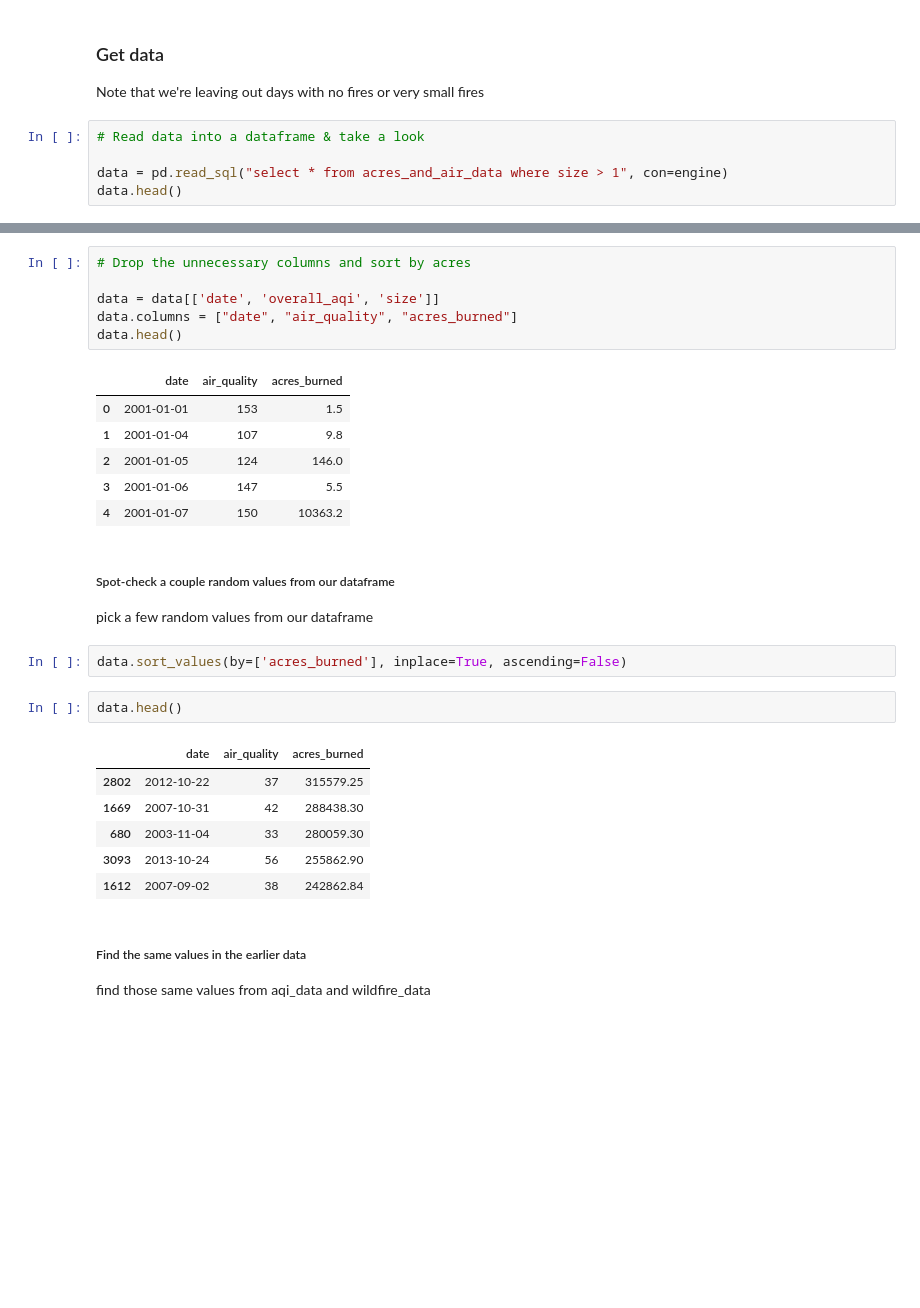
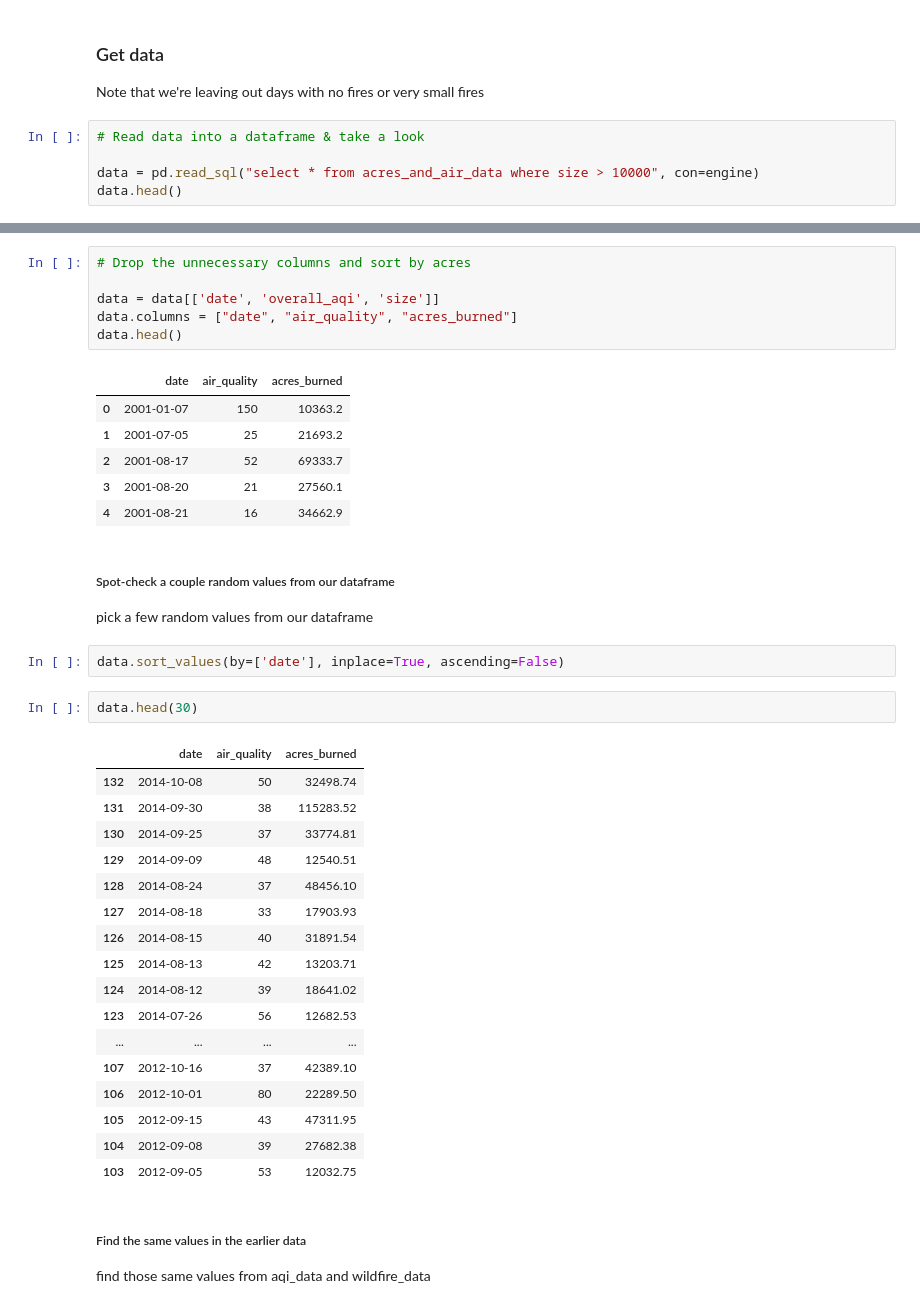
Before and after one commit to narnaoot/CanWildfirePredictAirQuality, a Jupyter notebook: machine_learning_v2.ipynb, the cells around one changed output, grey strips where cells are left out. Cells and saved outputs as stored; diff of their text form; blank space fills up the shorter version.

```diff
--- a/machine_learning_v2.ipynb
+++ b/machine_learning_v2.ipynb
@@ -21,7 +21,7 @@ Note that we're leaving out days with no fires or very small fires
 # %%
 # Read data into a dataframe & take a look
 
-data = pd.read_sql("select * from acres_and_air_data where size > 1", con=engine)
+data = pd.read_sql("select * from acres_and_air_data where size > 10000", con=engine)
 data.head()
 # %% [output]
 |  | index | date | overall_aqi | site_name | year | size |
@@ -38,26 +38,37 @@ data.columns = ["date", "air_quality", "acres_burned"]
 data.head()
 # %% [output]
 |  | date | air_quality | acres_burned |
-| 0 | 2001-01-01 | 153 | 1.5 |
-| 1 | 2001-01-04 | 107 | 9.8 |
-| 2 | 2001-01-05 | 124 | 146.0 |
-| 3 | 2001-01-06 | 147 | 5.5 |
-| 4 | 2001-01-07 | 150 | 10363.2 |
+| 0 | 2001-01-07 | 150 | 10363.2 |
+| 1 | 2001-07-05 | 25 | 21693.2 |
+| 2 | 2001-08-17 | 52 | 69333.7 |
+| 3 | 2001-08-20 | 21 | 27560.1 |
+| 4 | 2001-08-21 | 16 | 34662.9 |
 # %% [markdown]
 ##### Spot-check a couple random values from our dataframe
 
 pick a few random values from our dataframe
 # %%
-data.sort_values(by=['acres_burned'], inplace=True, ascending=False)
+data.sort_values(by=['date'], inplace=True, ascending=False)
 # %%
-data.head()
+data.head(30)
 # %% [output]
 |  | date | air_quality | acres_burned |
-| 2802 | 2012-10-22 | 37 | 315579.25 |
-| 1669 | 2007-10-31 | 42 | 288438.30 |
-| 680 | 2003-11-04 | 33 | 280059.30 |
-| 3093 | 2013-10-24 | 56 | 255862.90 |
-| 1612 | 2007-09-02 | 38 | 242862.84 |
+| 132 | 2014-10-08 | 50 | 32498.74 |
+| 131 | 2014-09-30 | 38 | 115283.52 |
+| 130 | 2014-09-25 | 37 | 33774.81 |
+| 129 | 2014-09-09 | 48 | 12540.51 |
+| 128 | 2014-08-24 | 37 | 48456.10 |
+| 127 | 2014-08-18 | 33 | 17903.93 |
+| 126 | 2014-08-15 | 40 | 31891.54 |
+| 125 | 2014-08-13 | 42 | 13203.71 |
+| 124 | 2014-08-12 | 39 | 18641.02 |
+| 123 | 2014-07-26 | 56 | 12682.53 |
+| ... | ... | ... | ... |
+| 107 | 2012-10-16 | 37 | 42389.10 |
+| 106 | 2012-10-01 | 80 | 22289.50 |
+| 105 | 2012-09-15 | 43 | 47311.95 |
+| 104 | 2012-09-08 | 39 | 27682.38 |
+| 103 | 2012-09-05 | 53 | 12032.75 |
 # %% [markdown]
 ##### Find the same values in the earlier data
 find those same values from aqi_data and wildfire_data
```
Also changed, not shown: parts of 6 cells of this notebook.
